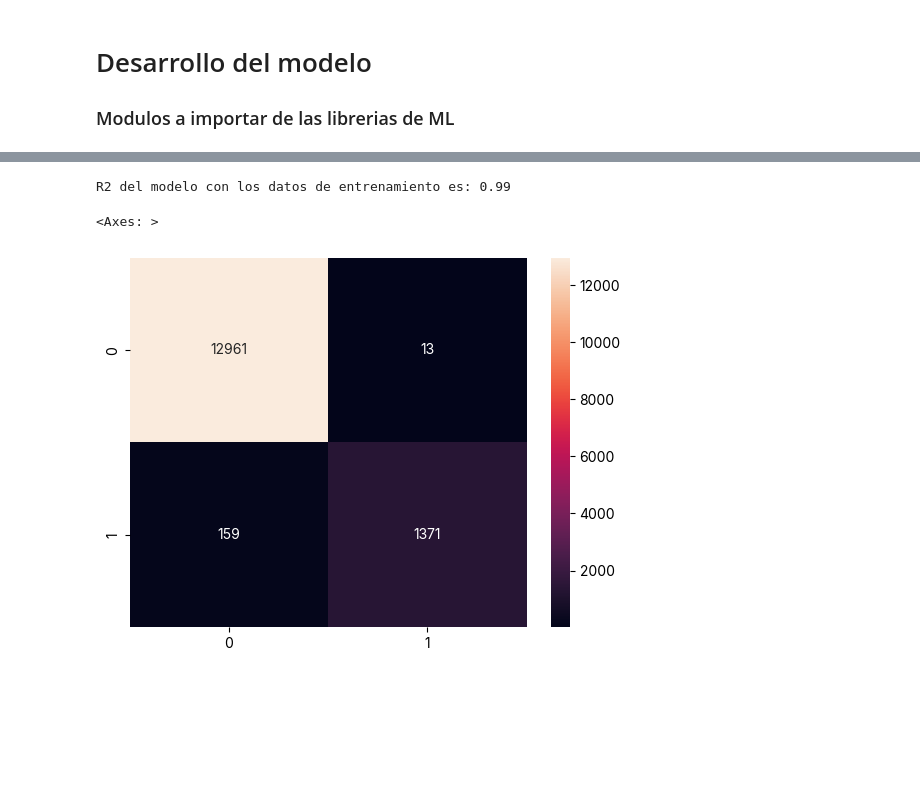
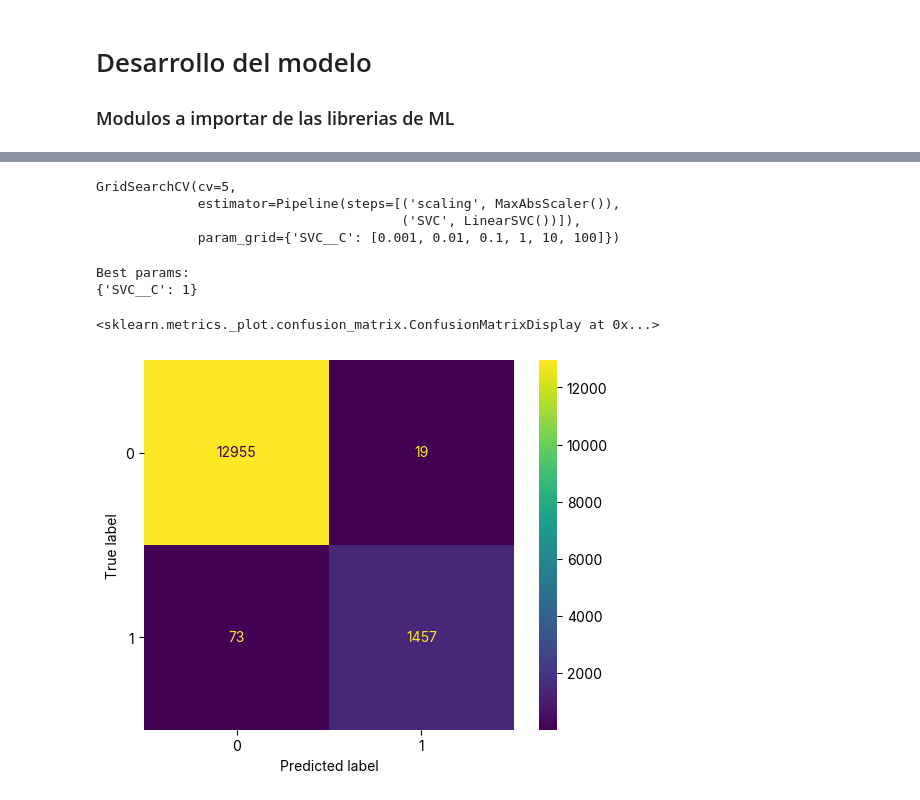
Before and after one commit to maugusto99/Data_science_curso, a Jupyter notebook: notebook.ipynb, the cells around one changed output, grey strips where cells are left out. Cells and saved outputs as stored; diff of their text form; code cells hidden in the pictures; blank space fills up the shorter version.

Commit message:
Eleccion LinearSVC, escaldo con maxabsscaler y parametros ajustados

```diff
--- a/notebook.ipynb
+++ b/notebook.ipynb
@@ -616,29 +577,31 @@ R2 del modelo con los datos de entrenamiento es: 0.97
-# %%
-svc_pipeline = Pipeline(
-    [
-        ("scaling", StandardScaler(with_mean=False)),
-        ("SVC", LinearSVC()),
-    ]
-)
-svc_pipeline.fit(X_train, y_train)
-print(
-    f"R2 del modelo con los datos de entrenamiento es: {
-        svc_pipeline.score(X_test, y_test):.2f}"
-)
-y_pred_SVC = svc_pipeline.predict(X_test)
-SVC_cm = confusion_matrix(y_test, y_pred_SVC)
-sns.heatmap(SVC_cm, annot=True, fmt=".0f")
-# %% [output]
-R2 del modelo con los datos de entrenamiento es: 0.99
-<Axes: >
-[figure, removed]
-# %%
-KNC = KNeighborsClassifier()
-KNC.fit(X_train, y_train)
-print(
-    f"R2 del modelo con los datos de entrenamiento es: {
-        KNC.score(X_test, y_test):.2f}"
-)
-y_pred_KNC = KNC.predict(X_test)
-KNC_cm = confusion_matrix(y_test, y_pred_KNC)
-sns.heatmap(KNC_cm, annot=True, fmt=".0f")
+# %%
+svc_pipeline = Pipeline(
+    [
+        ("scaling", MaxAbsScaler()),
+        ("SVC", LinearSVC()),
+    ]
+)
+
+param_grid = {
+    "SVC__C": [0.001, 0.01, 0.1, 1, 10, 100],
+}
+grid = GridSearchCV(svc_pipeline, param_grid=param_grid, cv=5)
+grid.fit(X_train, y_train)
+# %% [output]
+GridSearchCV(cv=5,
+             estimator=Pipeline(steps=[('scaling', MaxAbsScaler()),
+                                       ('SVC', LinearSVC())]),
+             param_grid={'SVC__C': [0.001, 0.01, 0.1, 1, 10, 100]})
+# %%
+print("Best params:\n{}\n".format(grid.best_params_))
+y_pred_SVC = grid.best_estimator_.predict(X_test)
+# %% [output]
+Best params:
+{'SVC__C': 1}
+# %%
+svc_cm = confusion_matrix(y_test, y_pred_SVC)
+disp = ConfusionMatrixDisplay(confusion_matrix=svc_cm,display_labels=grid.best_estimator_.classes_)
+disp.plot()
+# %% [output]
+<sklearn.metrics._plot.confusion_matrix.ConfusionMatrixDisplay at 0x...>
+[figure, added]
```
Also changed, not shown: parts of 5 cells of this notebook.
